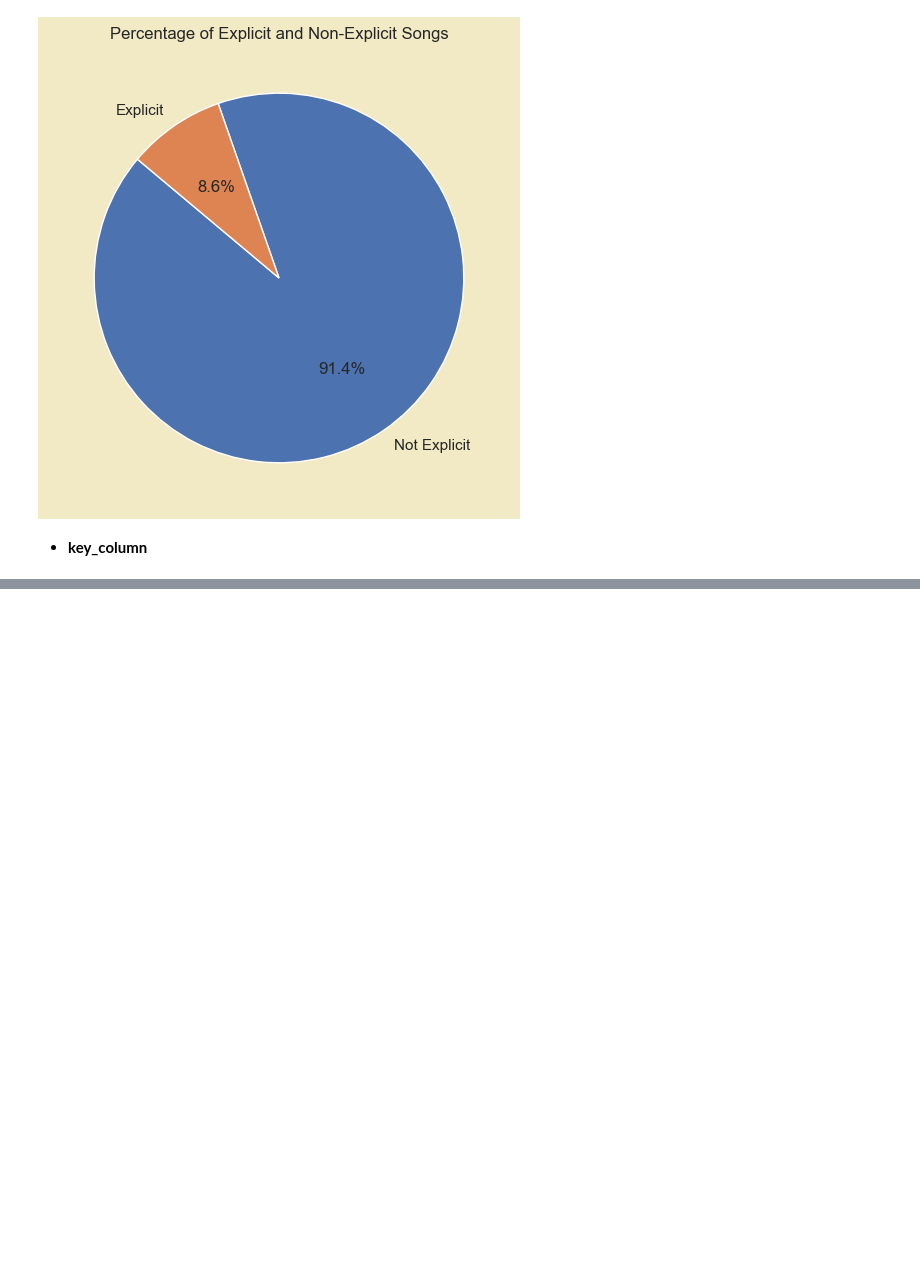
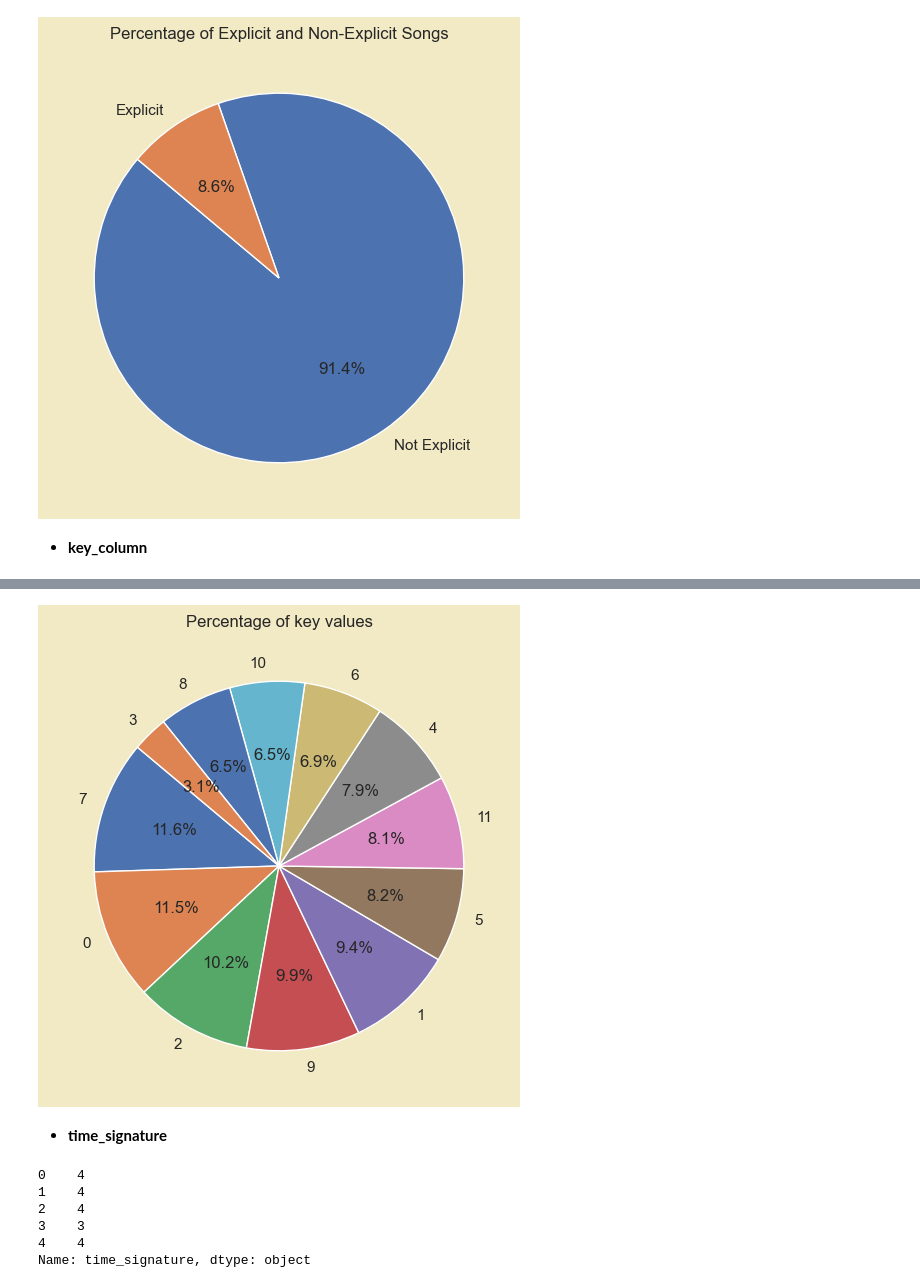
Before and after one commit to Juananalv205/Workshop002_spotify_grammy, a Jupyter notebook: notebooks/001_EDA_spotify.ipynb, the cells around one changed output, grey strips where cells are left out. Cells and saved outputs as stored; diff of their text form; code cells hidden in the pictures; blank space fills up the shorter version.

Commit message:
build(00_data_load.ipynb): create EDA about spotify dataset

```diff
--- a/notebooks/001_EDA_spotify.ipynb
+++ b/notebooks/001_EDA_spotify.ipynb
@@ -329,4 +372,4 @@ plt.show()
 # %% [markdown]
 - **key_column**
 # %%
-explicit_column = spotify_data['key_column']
+key_column = spotify_data['key_column']
@@ -332,0 +404,11 @@ explicit_column = spotify_data['key_column']
+# %%
+# create a pie chart of the key_column column
+plt.figure(figsize=(10, 6))
+# Using key_column.unique() and key_column.value_counts() for the labels and values respectively
+plt.pie(key_column.value_counts(), labels=key_column.value_counts().index, autopct='%1.1f%%', startangle=140)
+plt.title('Percentage of key values')
+plt.show()
+# %% [output]
+[figure, added]
+# %% [markdown]
+- **time_signature**
@@ -332,0 +417,9 @@ explicit_column = spotify_data['key_column']
+# %%
+time_signature.head(5)
+# %% [output]
+0    4
+1    4
+2    4
+3    3
+4    4
+Name: time_signature, dtype: object
```
Also changed, not shown: parts of 27 cells of this notebook, 1 other file.
